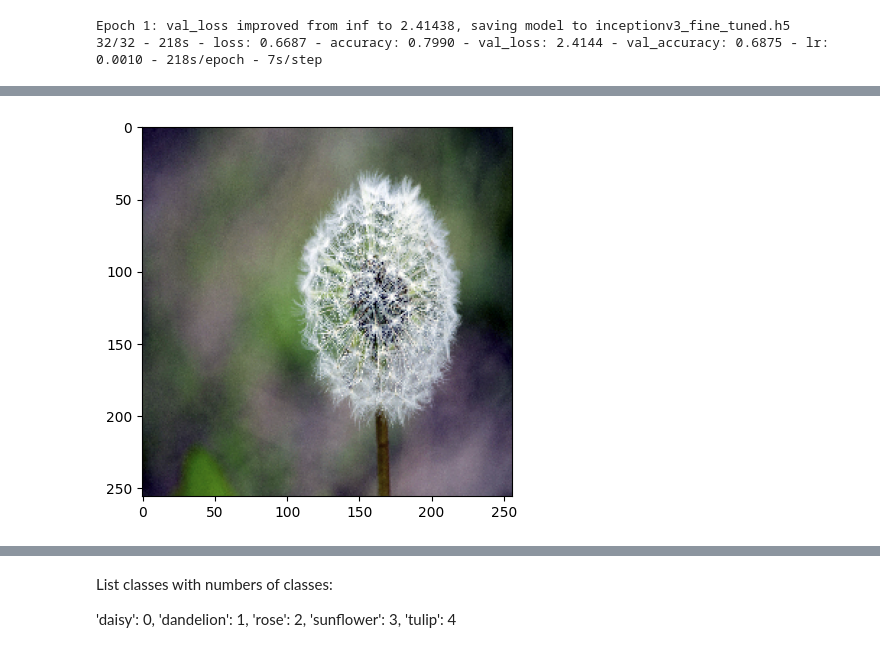
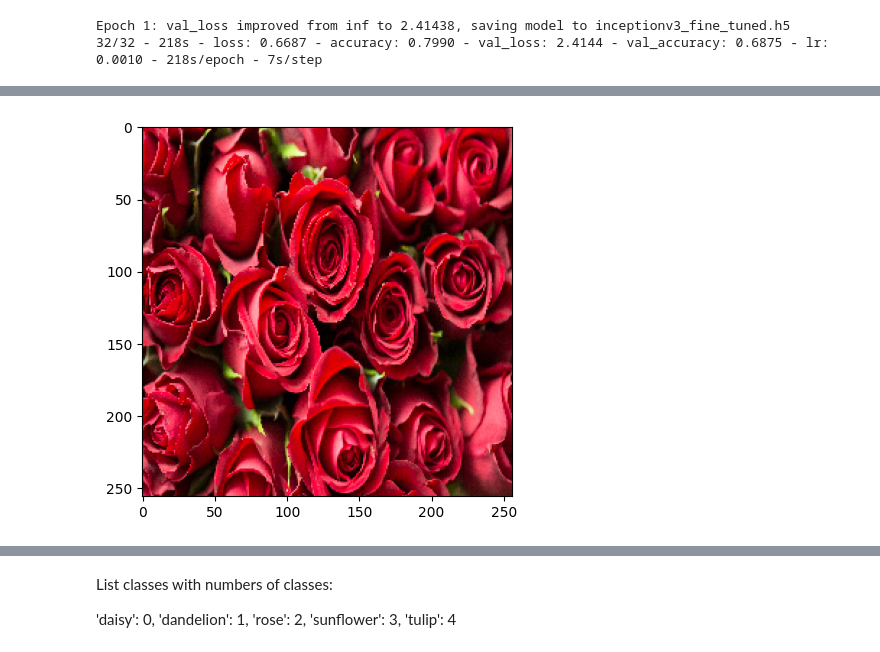
Before and after one commit to aktan2803/Com204-mid-term-, a Jupyter notebook: flowerClass.ipynb, the cells around one changed output, grey strips where cells are left out. Saved outputs shown, nothing was run; the diff lists cells and outputs as text; code cells hidden in the pictures.

```diff
--- a/flowerClass.ipynb
+++ b/flowerClass.ipynb
@@ -333,10 +333,10 @@ a8eb417e708b582c609 100%[===================>]   7.06M  28.4MB/s    in 0.2s
 # %%
-img_path = '/content/a8eb417e708b582c6094d4e77db02b74.jpeg'
+img_path = '/content/5d9c3c61ca5f53ba937eba1f00398361.jpeg'
 img = image.load_img(img_path, target_size=(image_size, image_size))
 plt.imshow(img)
 plt.show()
 # %% [output]
-[figure, old version]
+[figure, new version]
 # %%
 x = image.img_to_array(img)
 x /= 255
```
Also changed, not shown: parts of 4 cells of this notebook.
